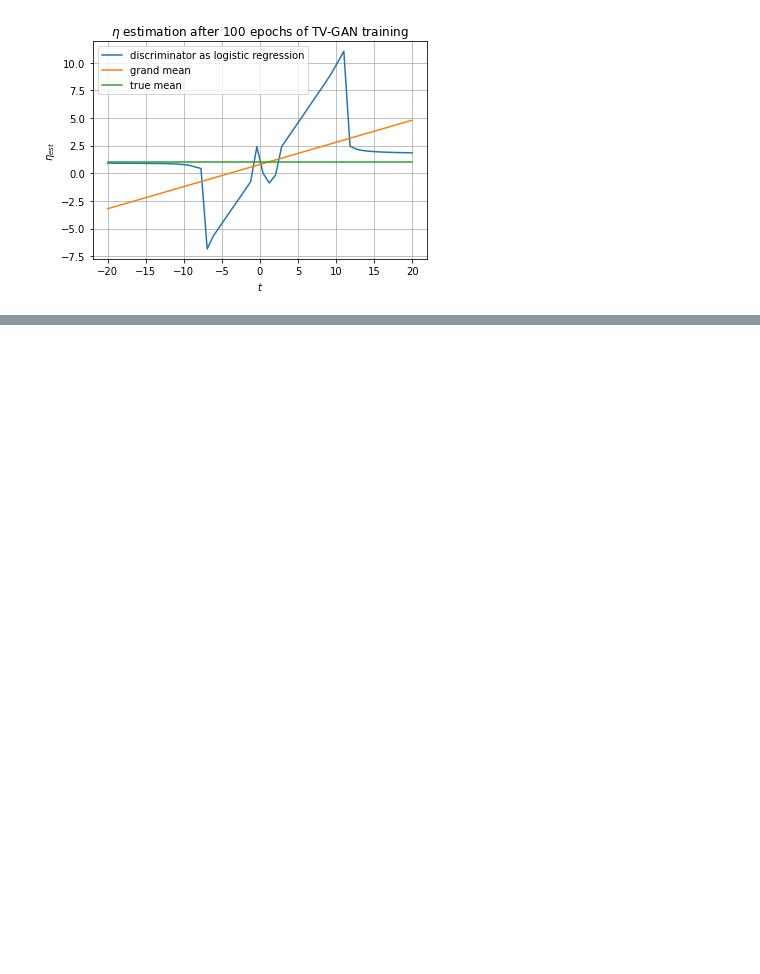
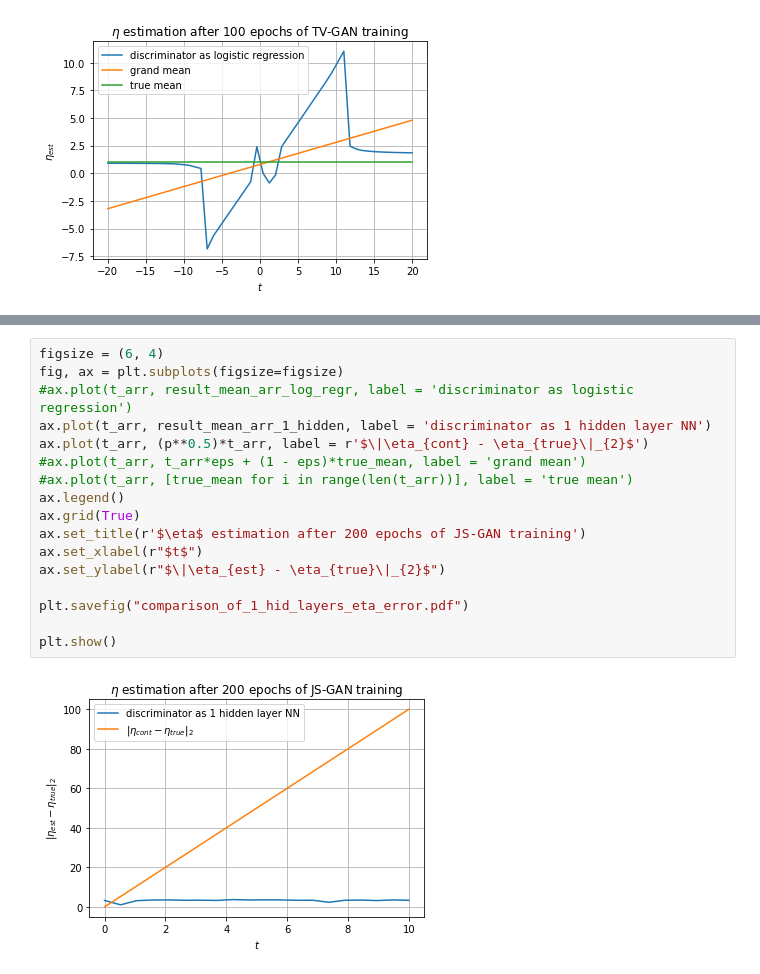
Before and after one commit to Daniil-Selikhanovych/f-gan, a Jupyter notebook: f-gan.ipynb, the cells around one changed output, grey strips where cells are left out. Saved outputs shown, nothing was run; the diff lists cells and outputs as text; blank space fills up the shorter version.

```diff
--- a/f-gan.ipynb
+++ b/f-gan.ipynb
@@ -763,0 +824,19 @@ plt.show()
+# %%
+figsize = (6, 4)
+fig, ax = plt.subplots(figsize=figsize)
+#ax.plot(t_arr, result_mean_arr_log_regr, label = 'discriminator as logistic regression')
+ax.plot(t_arr, result_mean_arr_1_hidden, label = 'discriminator as 1 hidden layer NN')
+ax.plot(t_arr, (p**0.5)*t_arr, label = r'$\|\eta_{cont} - \eta_{true}\|_{2}$')
+#ax.plot(t_arr, t_arr*eps + (1 - eps)*true_mean, label = 'grand mean')
+#ax.plot(t_arr, [true_mean for i in range(len(t_arr))], label = 'true mean')
+ax.legend()
+ax.grid(True)
+ax.set_title(r'$\eta$ estimation after 200 epochs of JS-GAN training')
+ax.set_xlabel(r"$t$")
+ax.set_ylabel(r"$\|\eta_{est} - \eta_{true}\|_{2}$")
+
+plt.savefig("comparison_of_1_hid_layers_eta_error.pdf")
+
+plt.show()
+# %% [output]
+[figure, added]
```
Also changed, not shown: parts of 11 cells of this notebook, 4 other files.
